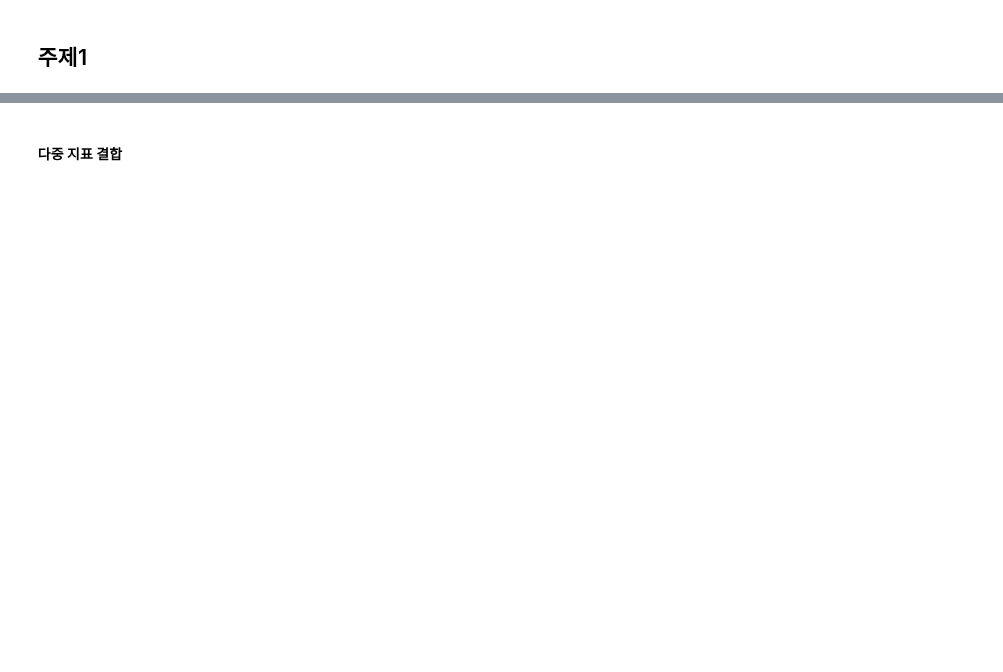
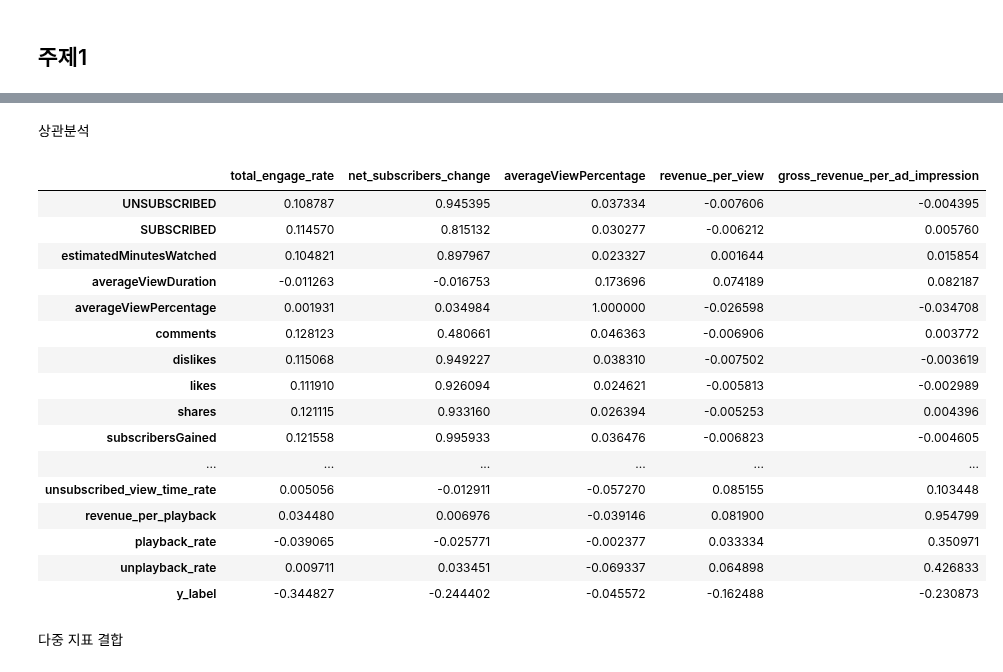
Before and after one commit to kkwann/awake, a Jupyter notebook: 6.Final_Report.ipynb, the cells around one changed output, grey strips where cells are left out. Cells and saved outputs as stored; diff of their text form; code cells hidden in the pictures; blank space fills up the shorter version.

```diff
--- a/6.Final_Report.ipynb
+++ b/6.Final_Report.ipynb
@@ -615,8 +509,32 @@ merge_df_users_fin[y_col] = merge_df_users_fin[y_col].replace([np.inf, -np.inf],
 # 표준화 (Standard Scaling)
 scaler = StandardScaler()
 scaled_features = scaler.fit_transform(merge_df_users_fin[y_col])
+# %% [markdown]
+상관분석
+# %%
+corr_df = merge_df_users_fin[merge_df_users_fin.columns[10:]].corr()
+# %%
+corr_df[y_col]
+# %% [output]
+|  | total_engage_rate | net_subscribers_change | averageViewPercentage | revenue_per_view | gross_revenue_per_ad_impression |
+| UNSUBSCRIBED | 0.108787 | 0.945395 | 0.037334 | -0.007606 | -0.004395 |
+| SUBSCRIBED | 0.114570 | 0.815132 | 0.030277 | -0.006212 | 0.005760 |
+| estimatedMinutesWatched | 0.104821 | 0.897967 | 0.023327 | 0.001644 | 0.015854 |
+| averageViewDuration | -0.011263 | -0.016753 | 0.173696 | 0.074189 | 0.082187 |
+| averageViewPercentage | 0.001931 | 0.034984 | 1.000000 | -0.026598 | -0.034708 |
+| comments | 0.128123 | 0.480661 | 0.046363 | -0.006906 | 0.003772 |
+| dislikes | 0.115068 | 0.949227 | 0.038310 | -0.007502 | -0.003619 |
+| likes | 0.111910 | 0.926094 | 0.024621 | -0.005813 | -0.002989 |
+| shares | 0.121115 | 0.933160 | 0.026394 | -0.005253 | 0.004396 |
+| subscribersGained | 0.121558 | 0.995933 | 0.036476 | -0.006823 | -0.004605 |
+| ... | ... | ... | ... | ... | ... |
+| unsubscribed_view_time_rate | 0.005056 | -0.012911 | -0.057270 | 0.085155 | 0.103448 |
+| revenue_per_playback | 0.034480 | 0.006976 | -0.039146 | 0.081900 | 0.954799 |
+| playback_rate | -0.039065 | -0.025771 | -0.002377 | 0.033334 | 0.350971 |
+| unplayback_rate | 0.009711 | 0.033451 | -0.069337 | 0.064898 | 0.426833 |
+| y_label | -0.344827 | -0.244402 | -0.045572 | -0.162488 | -0.230873 |
 # %% [markdown]
-#### 다중 지표 결합
+다중 지표 결합
 # %%
 # Isolation Forest 모델 학습
 iso_forest = IsolationForest(contamination=0.05, random_state=42)  # 이상치 비율 설정
```
Also changed, not shown: parts of 142 cells of this notebook, 1 other file.
